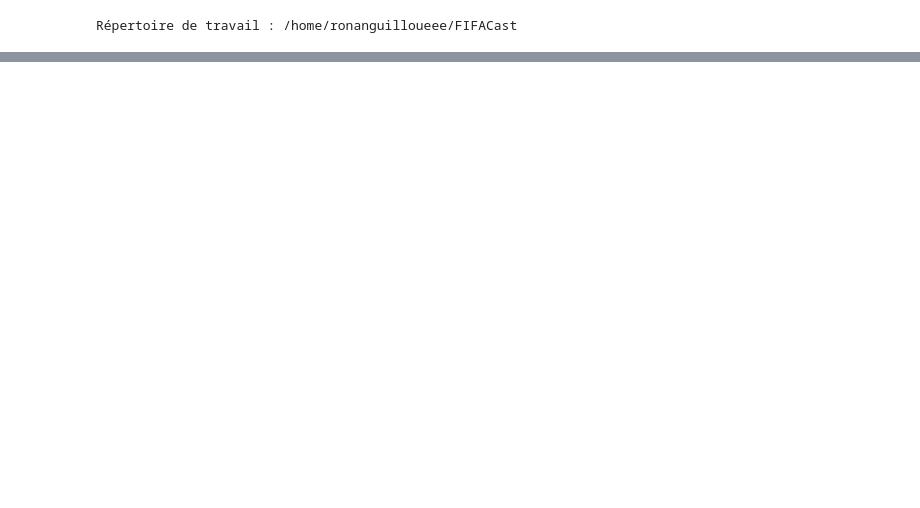
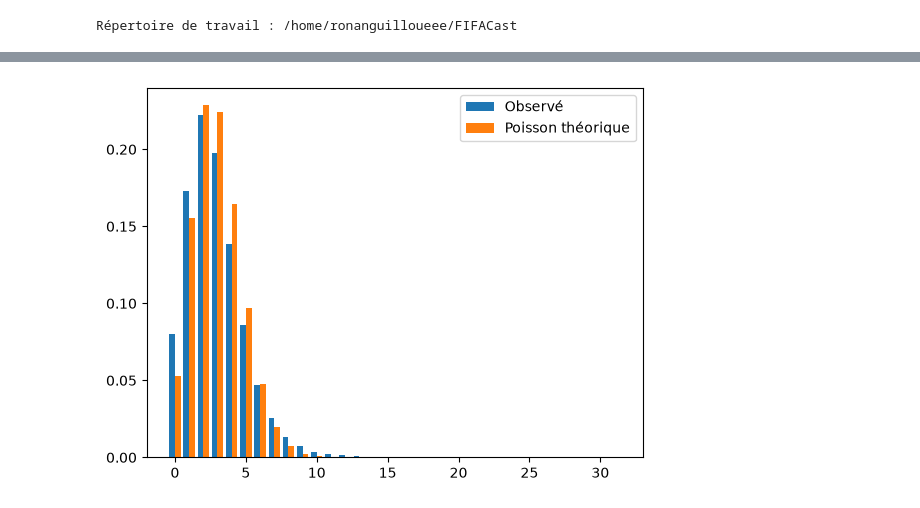
Before and after one commit to RonanGuillou-hub/FIFACast, a Jupyter notebook: notebooks/data.ipynb, the cells around one changed output, grey strips where cells are left out. Saved outputs shown, nothing was run; the diff lists cells and outputs as text; code cells hidden in the pictures; blank space fills up the shorter version.

```diff
--- a/notebooks/data.ipynb
+++ b/notebooks/data.ipynb
@@ -69,0 +105,12 @@ https://raw.githubusercontent.com/martj42/international_results/master/results.c
+# %%
+from scipy.stats import poisson
+import numpy as np
+
+mu = df['total_goals'].mean()
+x = np.arange(0, df['total_goals'].max()+1)
+plt.bar(x - 0.2, df['total_goals'].value_counts(normalize=True).reindex(x, fill_value=0), width=0.4, label='Observé')
+plt.bar(x + 0.2, poisson.pmf(x, mu), width=0.4, label='Poisson théorique')
+plt.legend()
+plt.show()
+# %% [output]
+[figure, added]
```
Also changed, not shown: parts of 9 cells of this notebook, 6 other files.
